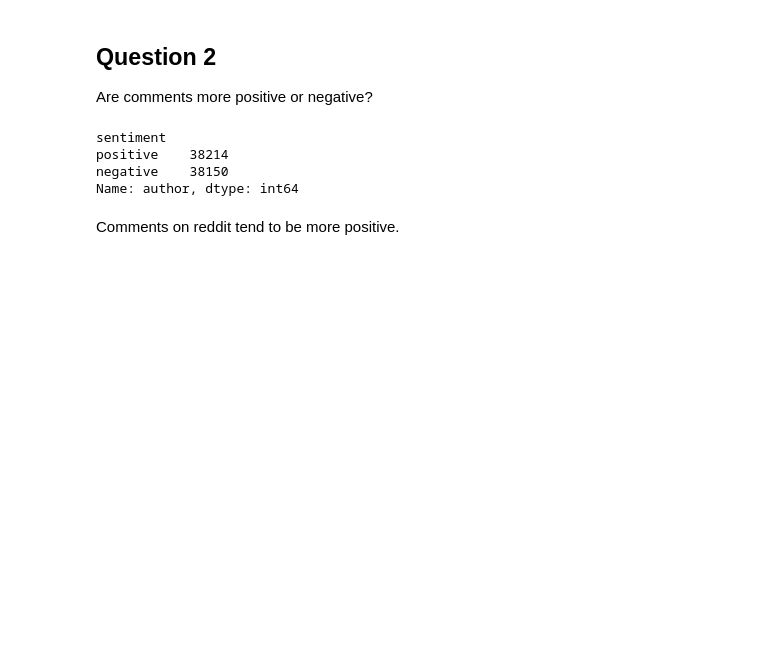
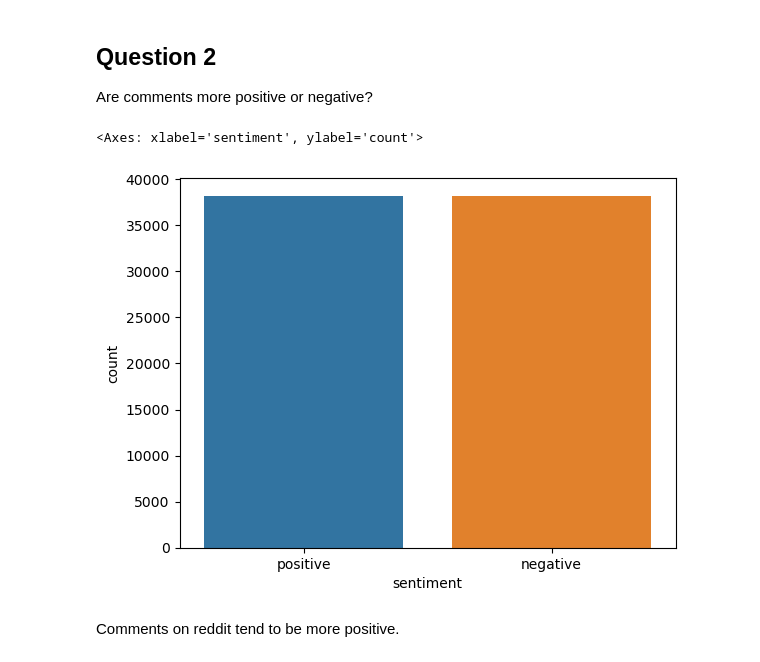
Before and after one commit to lillygoebel7/330final, a Jupyter notebook: reddit.ipynb, the cells around one changed output. Cells and saved outputs as stored; diff of their text form; code cells hidden in the pictures; blank space fills up the shorter version.

```diff
--- a/reddit.ipynb
+++ b/reddit.ipynb
@@ -94,12 +81,12 @@ def getSentiment(text):
 
 df['sentiment'] = df.body.apply(getSentiment)
 # %%
-df.groupby('sentiment').author.count().sort_values(ascending=False)
+p = pd.DataFrame(df.groupby('sentiment').author.count().sort_values(ascending=False))
+p = p.rename(columns={'author': 'count'}).reset_index()
+sns.barplot(data=p, x='sentiment', y='count')
 # %% [output]
-sentiment
-positive    38214
-negative    38150
-Name: author, dtype: int64
+<Axes: xlabel='sentiment', ylabel='count'>
+[figure, added]
 # %% [markdown]
 Comments on reddit tend to be more positive.
 # %% [markdown]
```
Also changed, not shown: parts of 3 cells of this notebook.
